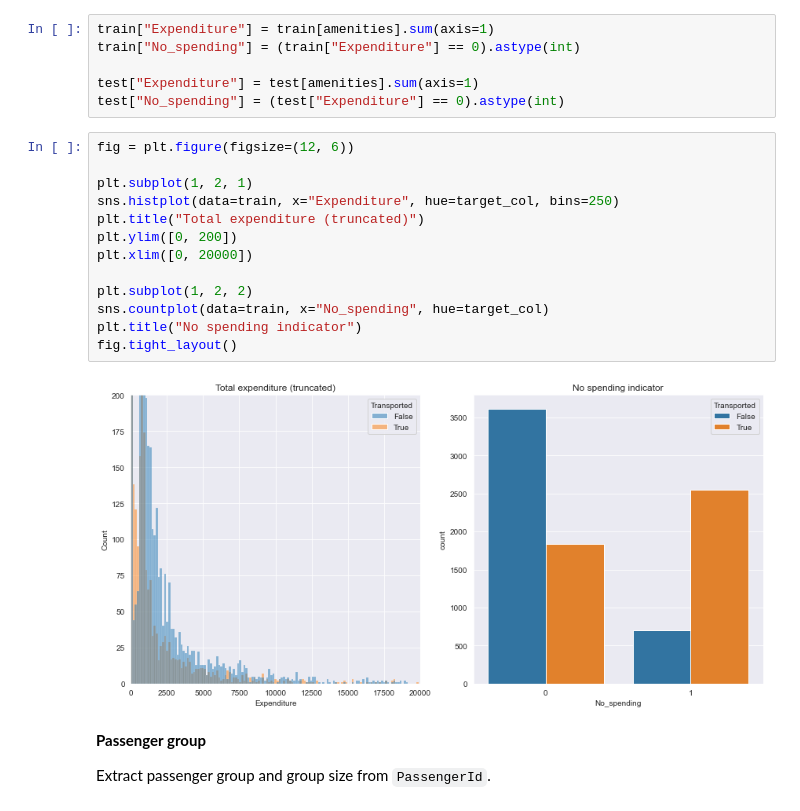
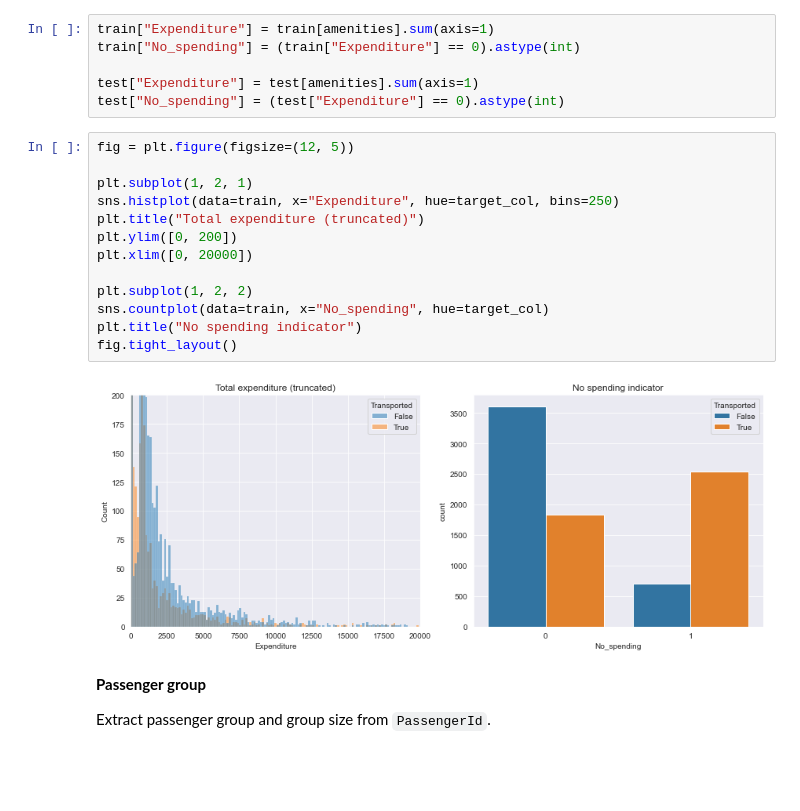
Before and after one commit to Ark3M/Kaggle-competitions, a Jupyter notebook: Spaceship Titanic/Spaceship_Titanic.ipynb, the cells around one changed output. Cells and saved outputs as stored; diff of their text form; blank space fills up the shorter version.

```diff
--- a/Spaceship Titanic/Spaceship_Titanic.ipynb
+++ b/Spaceship Titanic/Spaceship_Titanic.ipynb
@@ -297,20 +297,20 @@ train["No_spending"] = (train["Expenditure"] == 0).astype(int)
 test["Expenditure"] = test[amenities].sum(axis=1)
 test["No_spending"] = (test["Expenditure"] == 0).astype(int)
 # %%
-fig = plt.figure(figsize=(12, 6))
+fig = plt.figure(figsize=(12, 5))
 
 plt.subplot(1, 2, 1)
 sns.histplot(data=train, x="Expenditure", hue=target_col, bins=250)
 plt.title("Total expenditure (truncated)")
 plt.ylim([0, 200])
 plt.xlim([0, 20000])
 
 plt.subplot(1, 2, 2)
 sns.countplot(data=train, x="No_spending", hue=target_col)
 plt.title("No spending indicator")
 fig.tight_layout()
 # %% [output]
-[figure, old version]
+[figure, new version]
 # %% [markdown]
 **Passenger group**
 
```
